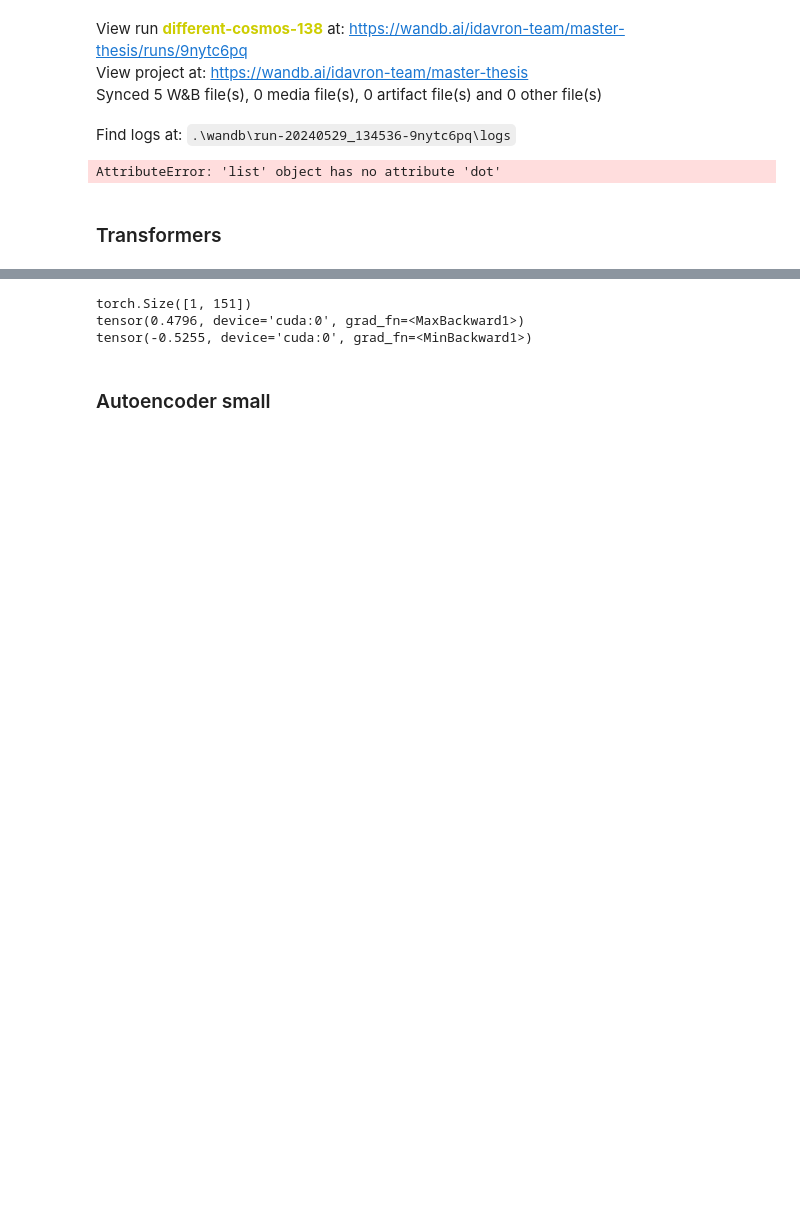
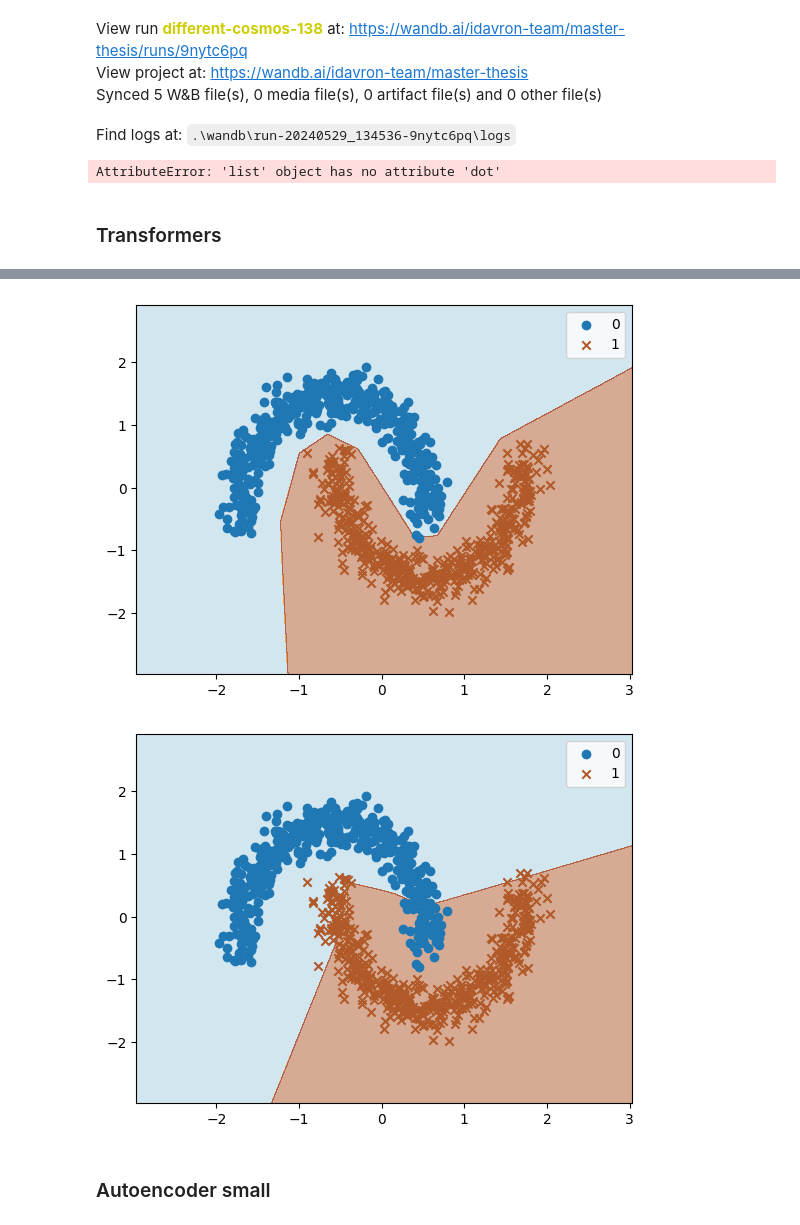
Before and after one commit to IDavron/exploring-neural-networks-weight-space, a Jupyter notebook: notebooks/weights_generator.ipynb, the cells around one changed output, grey strips where cells are left out. Cells and saved outputs as stored; diff of their text form; code cells hidden in the pictures; blank space fills up the shorter version.

```diff
--- a/notebooks/weights_generator.ipynb
+++ b/notebooks/weights_generator.ipynb
@@ -313,16 +313,15 @@ AttributeError: 'list' object has no attribute 'dot'
 ### Transformers
 # %%
 class TransformerAutoencoder(nn.Module):
-    def __init__(self, encoder, decoder):
+    def __init__(self):
         super(TransformerAutoencoder, self).__init__()
-        self.encoder = nn.TransformerEncoderLayer(d_model=33, nhead=8, batch_first=True)
-        self.decoder = nn.TransformerDecoderLayer(d_model=33, nhead=8, batch_first=True)
+        self.encoder = nn.TransformerEncoderLayer(d_model=33, nhead=1, batch_first=True)
+        self.decoder = nn.TransformerDecoderLayer(d_model=33, nhead=1, batch_first=True)
 
     def forward(self, x):
-        for i in range(x.shape[1]):
-            x = self.encoder(x)
-        for i in range(x.shape[1]):
-            x = self.decoder(x)
+        x = self.encoder(x)
+        input = torch.zeros_like(x)
+        x = self.decoder(input, x)
         return x
 # %%
 torch.manual_seed(0)
@@ -334,7 +333,7 @@ config = {
         "layers": [151, 151]
     },
     "hyperparameters":{
-        "epochs": 2500,
+        "epochs": 30,
         "learning_rate": 1e-3,
         "weight_decay": 0,
         "optimizer": "Adam"
@@ -346,12 +345,10 @@ epochs = hyperparameters["epochs"]
 learning_rate = hyperparameters["learning_rate"]
 weight_decay = hyperparameters["weight_decay"]
 
-encoder_layer = nn.TransformerEncoderLayer(151, 1, batch_first=True)
-decoder_layer = nn.TransformerDecoderLayer(151, 1, batch_first=True)
-model = TransformerAutoencoder(encoder_layer, decoder_layer)
+model = TransformerAutoencoder()
 model.to(device)
 
-dataset = ModelParamsDataset2("../data/eight_angles.csv", 45)
+dataset = ModelParamsDataset2("../data/eight_angles_small.csv", 45)
 dataloader = torch.utils.data.DataLoader(dataset, batch_size=128, shuffle=True)
 
 loss_function = torch.nn.MSELoss()
@@ -399,12 +384,18 @@ KeyboardInterrupt:
-# %%
-weights = dataset[0][0].unsqueeze(0).to(device)
-out = encoder_layer(weights)
-print(out.shape)
-print(out.max())
-print(out.min())
-# %% [output]
-torch.Size([1, 151])
-tensor(0.4796, device='cuda:0', grad_fn=<MaxBackward1>)
-tensor(-0.5255, device='cuda:0', grad_fn=<MinBackward1>)
+# %%
+m = MLP(2, [8], 1)
+weights, angle = dataset[1000]
+list_to_model(m, weights.tolist())
+X, y = get_moons_dataset(1000, 0.1)
+plot_decision_boundary(m, X, y)
+
+model.to("cpu")
+model.eval()
+with torch.no_grad():
+    out = model(weights.unsqueeze(0))
+    list_to_model(m, out[0].tolist())
+    plot_decision_boundary(m, X, y)
+# %% [output]
+[figure, added]
+[figure, added]
 # %% [markdown]
 ### Autoencoder small
```
Also changed, not shown: parts of 21 cells of this notebook, 5 other files.
